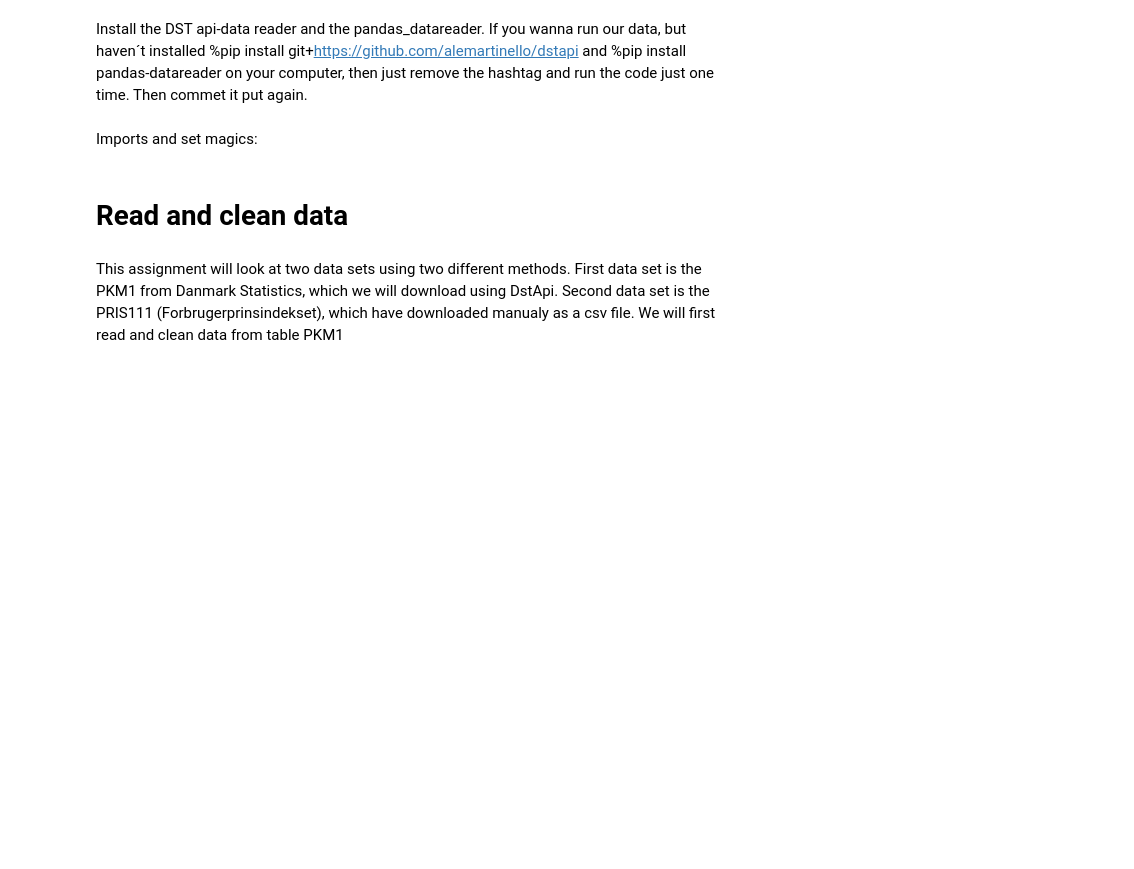
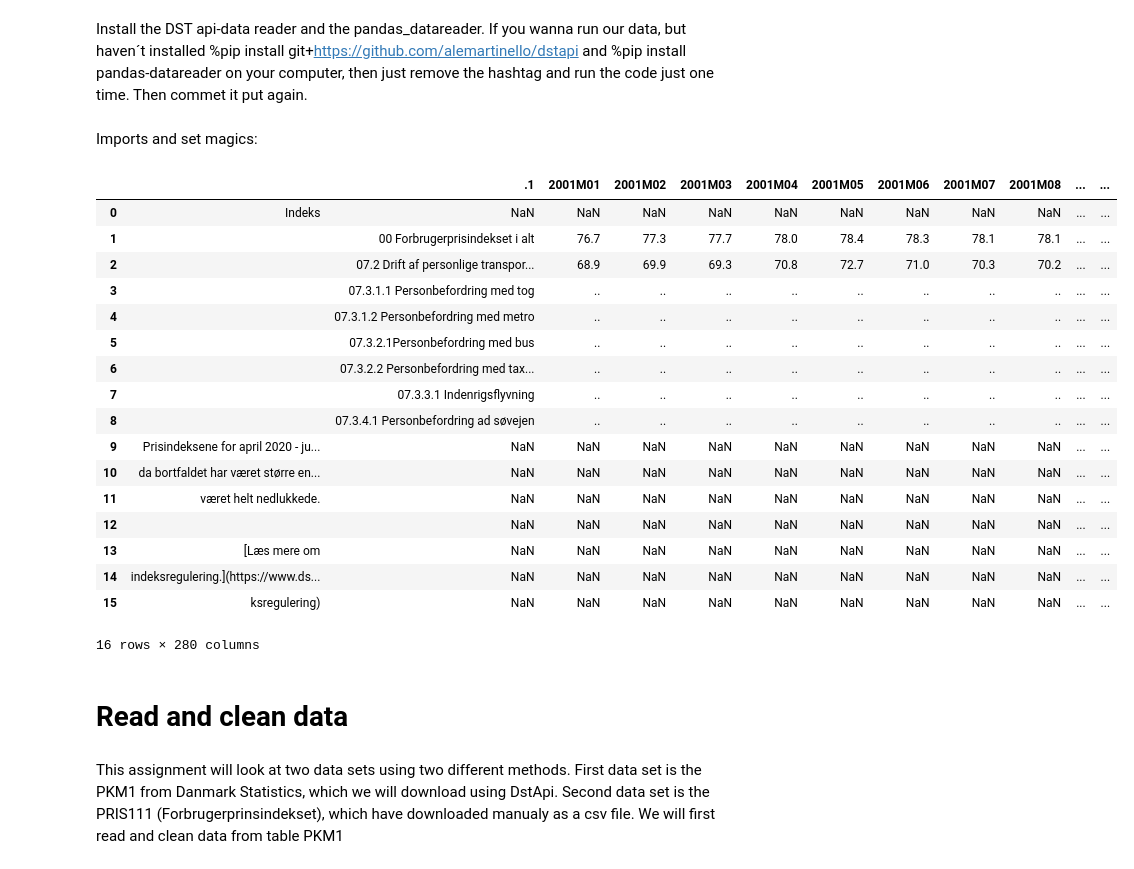
Before and after one commit to NumEconCopenhagen/projects-2024-jacobogmads, a Jupyter notebook: dataproject/dataproject copy1.ipynb, the cells around one changed output. Cells and saved outputs as stored; diff of their text form; code cells hidden in the pictures; blank space fills up the shorter version.

```diff
--- a/dataproject/dataproject copy1.ipynb
+++ b/dataproject/dataproject copy1.ipynb
@@ -17,22 +17,43 @@ Imports and set magics:
 # %%
 # import packages
 import pandas as pd
 pd.set_option('display.max_colwidth', None)
 import numpy as np
 import matplotlib.pyplot as plt
 import ipywidgets as widgets
 from IPython.display import display
 
 # Import definitions from the py file
-from dataproject import *
+from dataproject import index_to_year
+from dataproject import plot_a
+from dataproject import plot_c
 
 # install Api and pandas datareader
 from dstapi import DstApi
 import pandas_datareader
 
 # import raw csv file data
-#pris111 = pd.read_csv("/Users/jacob/Documents/GitHub/projects-2024-jacobogmads/Jacob/Data project/data.csv", encoding='ISO-8859-1', skiprows=[0])
-#pris111.head(20)
+pris111 = pd.read_csv('/Users/jacob/Documents/GitHub/projects-2024-jacobogmads/dataproject/data.csv', encoding='ISO-8859-1', skiprows=[0])
+pris111.head(20)
+# %% [output]
+|  |  | .1 | 2001M01 | 2001M02 | 2001M03 | 2001M04 | 2001M05 | 2001M06 | 2001M07 | 2001M08 | ... | ... |
+| 0 | Indeks | NaN | NaN | NaN | NaN | NaN | NaN | NaN | NaN | NaN | ... | ... |
+| 1 |  | 00 Forbrugerprisindekset i alt | 76.7 | 77.3 | 77.7 | 78.0 | 78.4 | 78.3 | 78.1 | 78.1 | ... | ... |
+| 2 |  | 07.2 Drift af personlige transpor... | 68.9 | 69.9 | 69.3 | 70.8 | 72.7 | 71.0 | 70.3 | 70.2 | ... | ... |
+| 3 |  | 07.3.1.1 Personbefordring med tog | .. | .. | .. | .. | .. | .. | .. | .. | ... | ... |
+| 4 |  | 07.3.1.2 Personbefordring med metro | .. | .. | .. | .. | .. | .. | .. | .. | ... | ... |
+| 5 |  | 07.3.2.1Personbefordring med bus | .. | .. | .. | .. | .. | .. | .. | .. | ... | ... |
+| 6 |  | 07.3.2.2 Personbefordring med tax... | .. | .. | .. | .. | .. | .. | .. | .. | ... | ... |
+| 7 |  | 07.3.3.1 Indenrigsflyvning | .. | .. | .. | .. | .. | .. | .. | .. | ... | ... |
+| 8 |  | 07.3.4.1 Personbefordring ad søvejen | .. | .. | .. | .. | .. | .. | .. | .. | ... | ... |
+| 9 | Prisindeksene for april 2020 - ju... | NaN | NaN | NaN | NaN | NaN | NaN | NaN | NaN | NaN | ... | ... |
+| 10 | da bortfaldet har været større en... | NaN | NaN | NaN | NaN | NaN | NaN | NaN | NaN | NaN | ... | ... |
+| 11 | været helt nedlukkede. | NaN | NaN | NaN | NaN | NaN | NaN | NaN | NaN | NaN | ... | ... |
+| 12 |  | NaN | NaN | NaN | NaN | NaN | NaN | NaN | NaN | NaN | ... | ... |
+| 13 | [Læs mere om | NaN | NaN | NaN | NaN | NaN | NaN | NaN | NaN | NaN | ... | ... |
+| 14 | indeksregulering.](https://www.ds... | NaN | NaN | NaN | NaN | NaN | NaN | NaN | NaN | NaN | ... | ... |
+| 15 | ksregulering) | NaN | NaN | NaN | NaN | NaN | NaN | NaN | NaN | NaN | ... | ... |
+16 rows × 280 columns
 # %% [markdown]
 # Read and clean data
 # %% [markdown]
```
Also changed, not shown: parts of 31 cells of this notebook, 2 other files.
